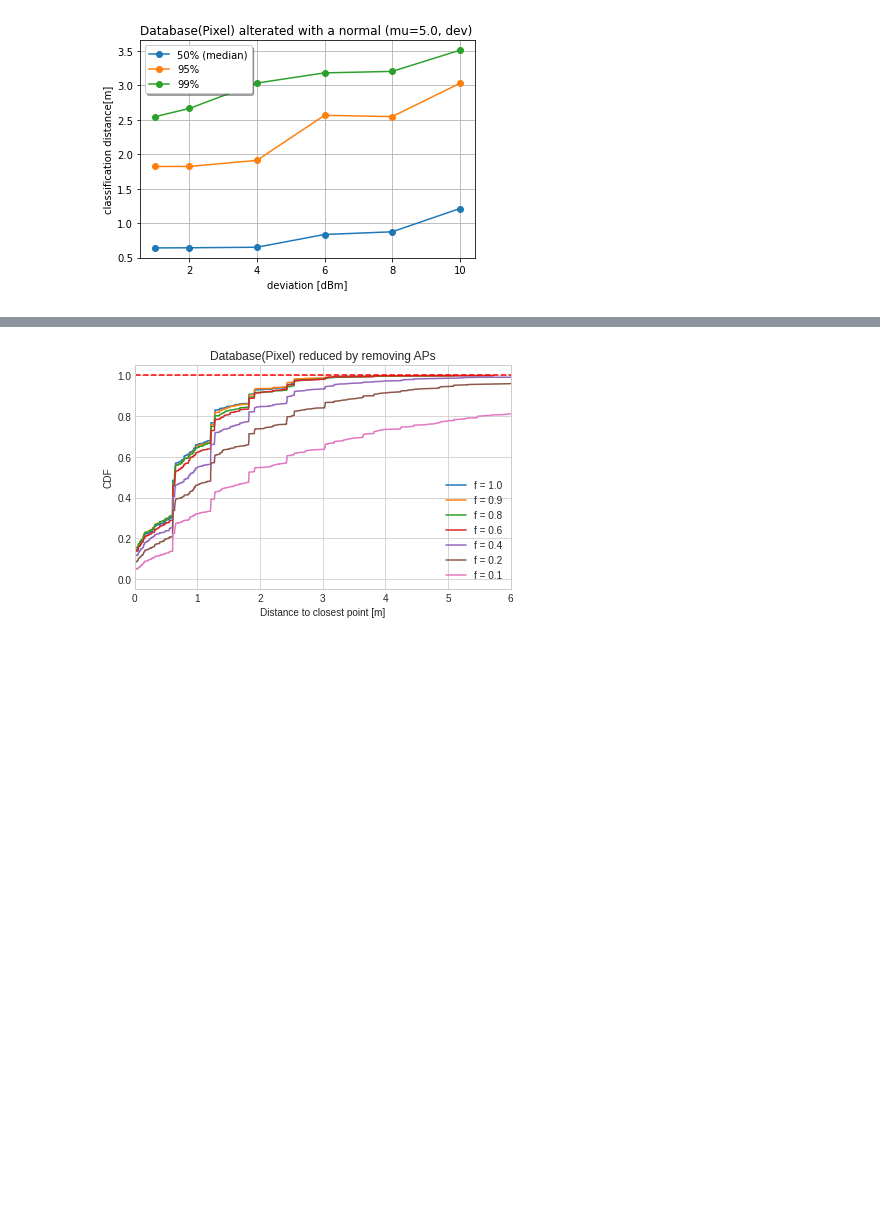
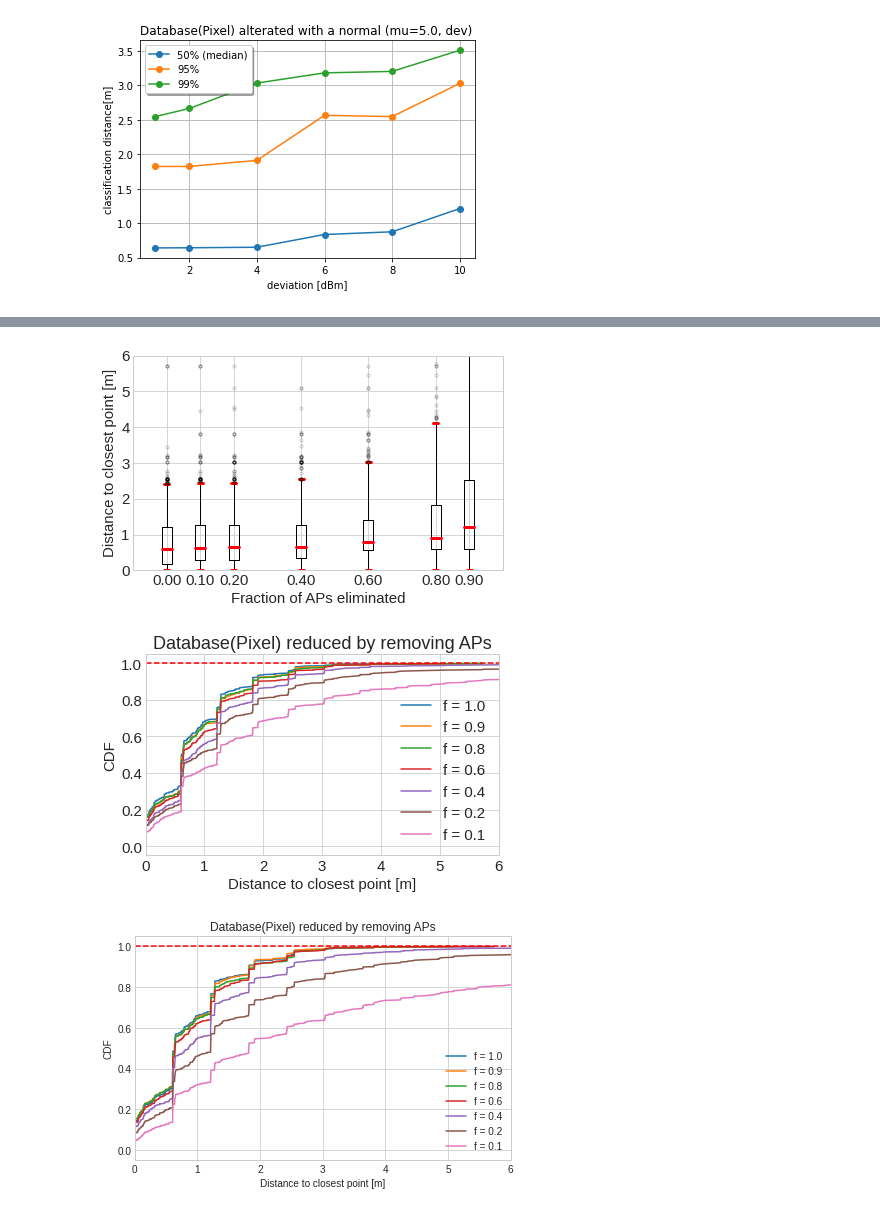
Before and after one commit to documenteinaer/similarity, a Jupyter notebook: similarity-studiu-simil_methods.ipynb, the cells around one changed output, grey strips where cells are left out. Saved outputs shown, nothing was run; the diff lists cells and outputs as text; code cells hidden in the pictures; blank space fills up the shorter version.

```diff
--- a/similarity-studiu-simil_methods.ipynb
+++ b/similarity-studiu-simil_methods.ipynb
@@ -461,7 +465,7 @@ plt.legend(loc="upper left",shadow=True, fancybox=True)
 plt.show()
 fig.savefig(f"impairment_APs_reduced_0floor_face.pdf", bbox_inches='tight')
 """
-print(ticks)
+# print(ticks)
 if True:
     fig1, ax1 = plt.subplots(figsize=(6, 4))
     ticks=[1.0-r[0] for r in res]
@@ -474,33 +478,37 @@ if True:
     ax1.set_yticks(np.arange(0, 5.5, 0.5), minor=True)
     ax1.set_xticklabels(ticks)
     ax1.xaxis.set_major_formatter(FormatStrFormatter('%.2f'))
     ax1.set_xlim(-0.1, max(ticks)+0.1)
     ax1.set_ylim(0, 6)
     ax1.set_xlabel("Fraction of APs eliminated")
     ax1.set_ylabel("Distance to closest point [m]")
     plt.setp(bp['boxes'], color='k')
     plt.setp(bp['whiskers'], color='k', linestyle='-')
     plt.setp(bp['caps'], color='r', linewidth=3)
     plt.setp(bp["fliers"], markeredgecolor='k', marker='o', markersize=3.0, alpha=0.2)
     plt.setp(bp['medians'], color='#ff0011', linewidth=3)
+    plt.rc('font', size=15)
     fig1.tight_layout()
     plt.show()
     fig1.savefig(f"impairment_APs_reduced_0floor_face1.pdf", bbox_inches='tight')
 
 fig, ax = plt.subplots(figsize=(6, 4))
 
 for r in reversed(res):
     plt.plot(sorted(r[1]), np.arange(len(r[1]))/len(r[1]), label=f"f = {r[0]}")
 plt.axhline(y=1, color='r', linestyle='--')
 plt.xlabel("Distance to closest point [m]")
 plt.ylabel("CDF")
 plt.title("Database(Pixel) reduced by removing APs")
 plt.legend(loc="lower right",shadow=True, fancybox=True)
 ax.set_xlim(0, 6)
 plt.grid(True)
 plt.tight_layout()
 plt.show()
 fig.savefig(f"impairment_APs_reduced_0floor_face2.pdf", bbox_inches='tight')
+# %% [output]
+[figure, added]
+[figure, added]
 # %% [markdown]
 ![image.png](attachment:image.png)
 # %%
```
Also changed, not shown: parts of 4 cells of this notebook, 4 other files.
